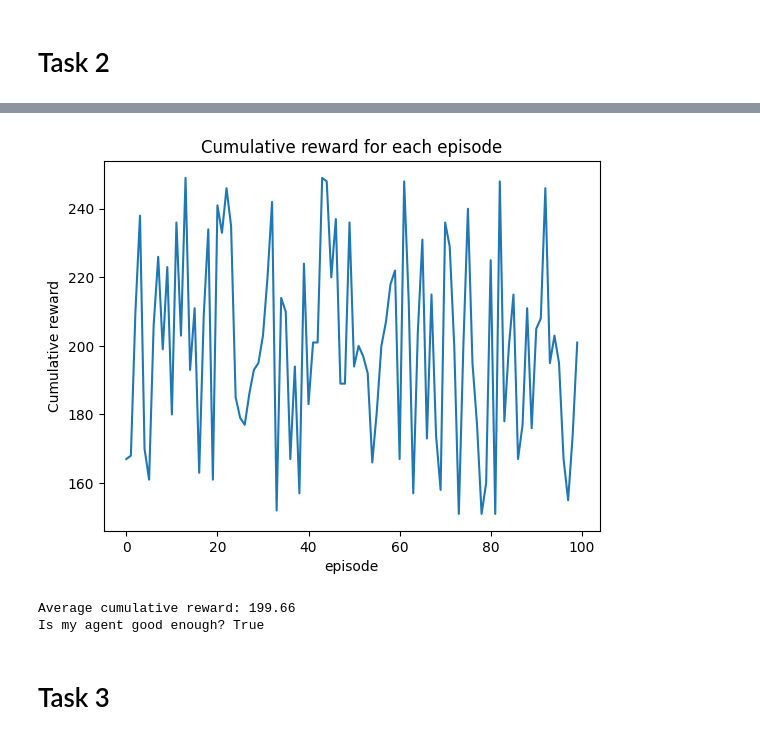
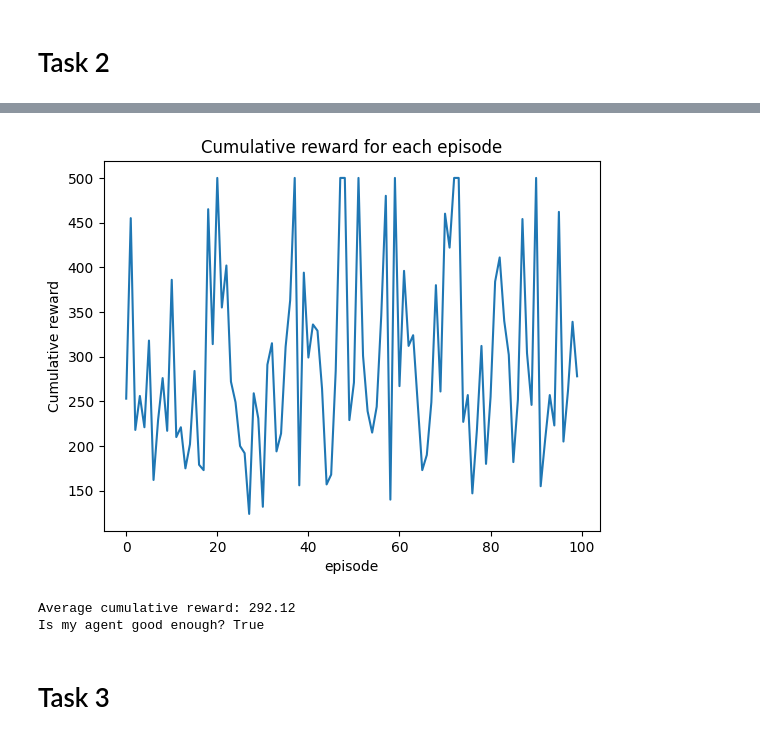
Before and after one commit to JKniaaa/SC3000-Artificial-Intelligence, a Jupyter notebook: Lab 1/cartpole.ipynb, the cells around one changed output, grey strips where cells are left out. Drawn from its saved outputs; the diff is of its cells as text; code cells hidden in the pictures.

```diff
--- a/Lab 1/cartpole.ipynb
+++ b/Lab 1/cartpole.ipynb
@@ -152,0 +92,27 @@ display(Video('cartpole.mp4', embed=True))
+# %%
+observation = env.reset()
+
+# initialise values
+alpha = 0.1
+gamma = 1
+epsilon = 0.2  # agent explores 20% of the time and chooses greedy action 80% of the time
+numAction = env.action_space.n
+numBinsPosition = 30
+numBinsVelocity = 30
+numBinsPoleAngle = 30
+numBinsPoleAngleVelocity = 30
+numBins = [numBinsPosition, numBinsVelocity, numBinsPoleAngle, numBinsPoleAngleVelocity]
+sumRewardsEpisode = []
+
+# initialise Q-matrix
+Qmatrix = np.random.uniform(low=0, high=1, size=(numBins[0], numBins[1], numBins[2], numBins[3], numAction))
+
+# set boundaries
+upperBounds = env.observation_space.high
+lowerBounds = env.observation_space.low
+maxVelocity = 3
+minVelocity = -3
+maxPoleAngleVelocity = 10
+minPoleAngleVelocity = -10
+upperBounds[1], lowerBounds[1] = maxVelocity, minVelocity
+upperBounds[3], lowerBounds[3] = maxPoleAngleVelocity, minPoleAngleVelocity
@@ -168,17 +343,18 @@ Chosen action: 1
 # %%
-episode_results = np.random.randint(150, 250, size=100)
-plt.plot(episode_results)
+testRewardsList = sumRewardsEpisode[-101:-1]
+plt.plot(testRewardsList)
 plt.title('Cumulative reward for each episode')
 plt.ylabel('Cumulative reward')
 plt.xlabel('episode')
 plt.show()
 # %% [output]
-[figure, old version]
+[figure, new version]
 # %%
-print("Average cumulative reward:", episode_results.mean())
-print("Is my agent good enough?", episode_results.mean() > 195)
+avg = sum(testRewardsList) / len(testRewardsList)
+print("Average cumulative reward:", avg)
+print("Is my agent good enough?", avg > 195)
 # %% [output]
-Average cumulative reward: 199.66
+Average cumulative reward: 292.12
 Is my agent good enough? True
 # %% [markdown]
 # Task 3
```
Also changed, not shown: parts of 15 cells of this notebook.
